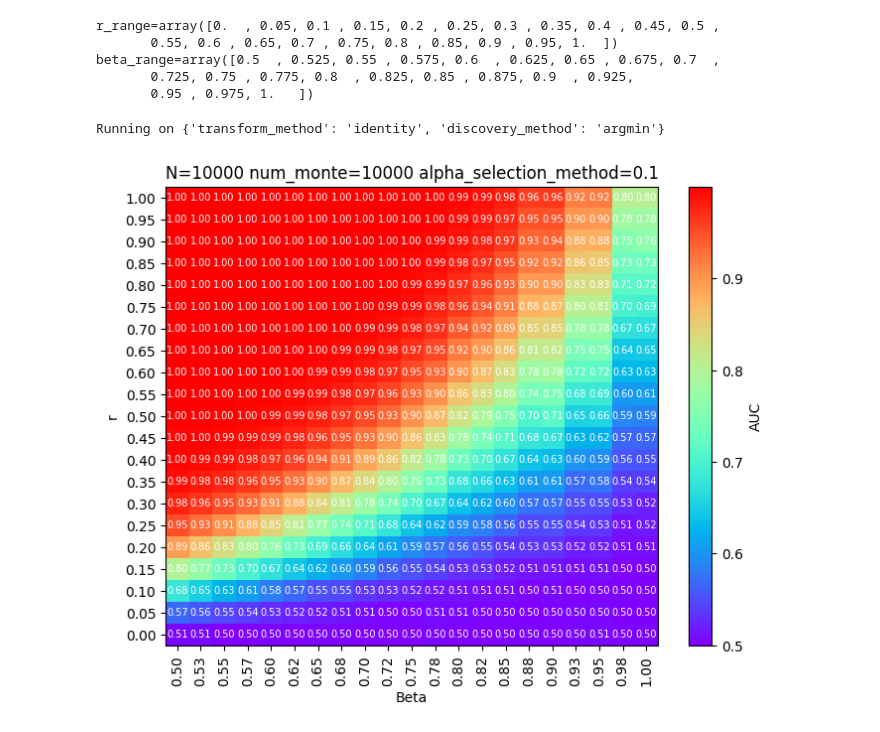
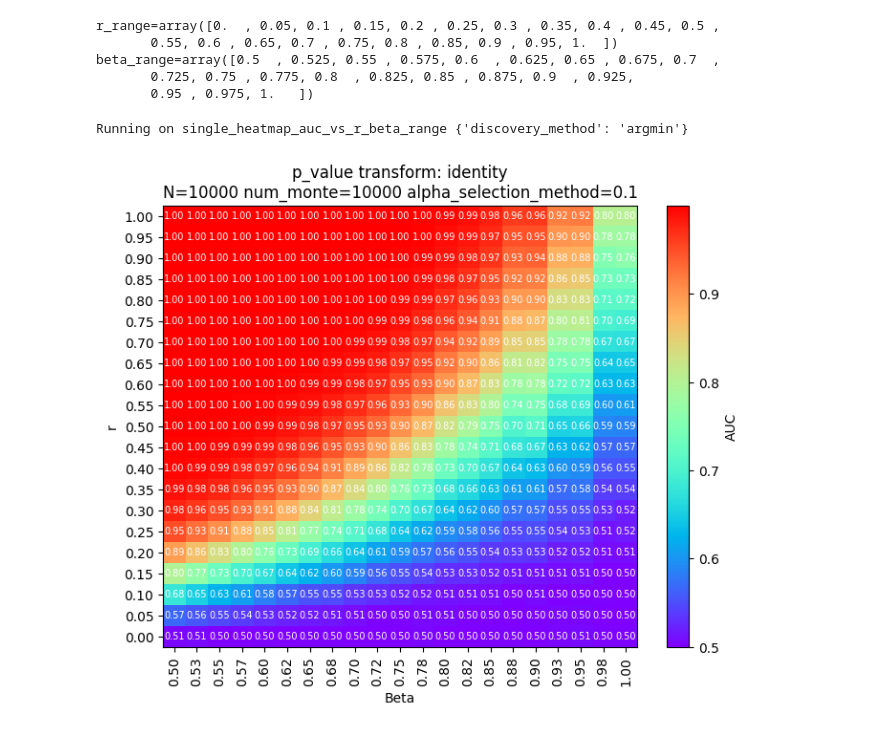
Before and after one commit to drormeir/Thesis, a Jupyter notebook: python/analysis/analyze_auc.ipynb, the cells around one changed output. Drawn from its saved outputs; the diff is of its cells as text; code cells hidden in the pictures.

Commit message:
single auc heatmap

```diff
--- a/python/analysis/analyze_auc.ipynb
+++ b/python/analysis/analyze_auc.ipynb
@@ -102,10 +84,10 @@ def simulation(r_range: np.ndarray|list, beta_range: np.ndarray|list,\
 # %%
-simulation(N=N, num_monte=num_monte,\
+single_heatmap_auc_vs_r_beta_range(N=N, num_monte=num_monte,\
             r_range=r_range, beta_range=beta_range,\
             alpha_selection_method = alpha,\
                 transform_method='identity',\
             discovery_method='argmin')
 # %% [output]
-Running on {'transform_method': 'identity', 'discovery_method': 'argmin'}
+Running on single_heatmap_auc_vs_r_beta_range {'discovery_method': 'argmin'}
-[figure, old version]
+[figure, new version]
 # %%
```
Also changed, not shown: parts of 5 cells of this notebook, 5 other files.
